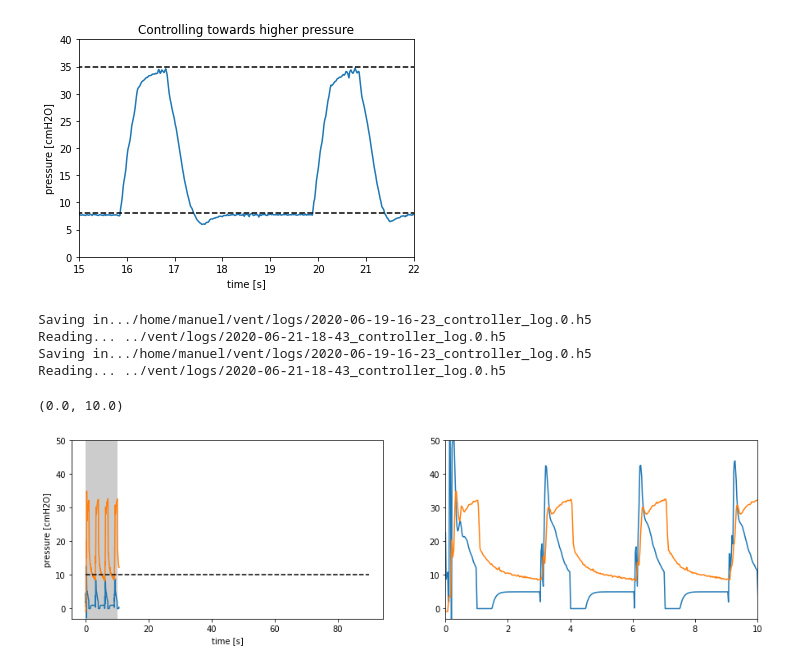
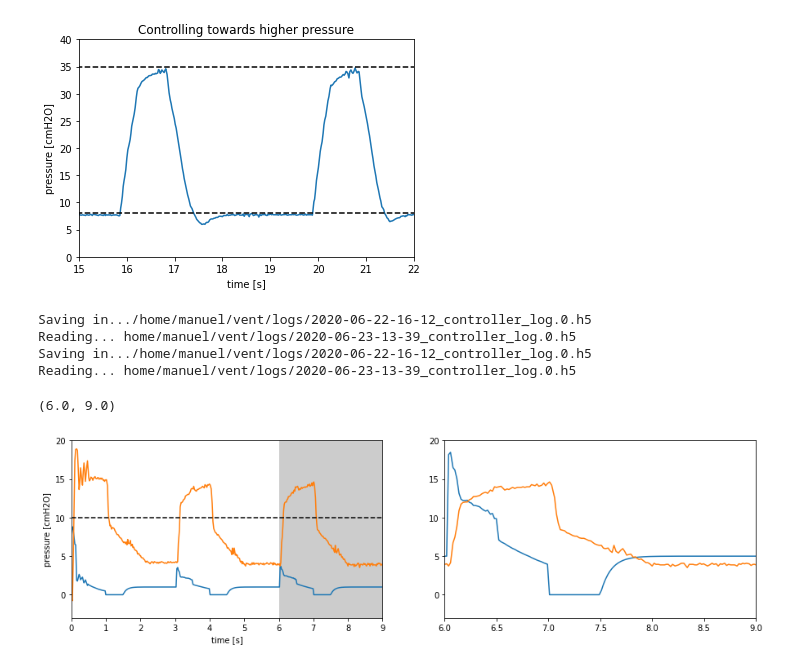
Before and after one commit to CohenLabPrinceton/pvp, a Jupyter notebook: sandbox/HOWTO_PlotData.ipynb, the cells around one changed output. Saved outputs shown, nothing was run; the diff lists cells and outputs as text; code cells hidden in the pictures.

```diff
--- a/sandbox/HOWTO_PlotData.ipynb
+++ b/sandbox/HOWTO_PlotData.ipynb
@@ -66,7 +65,7 @@ pl.title("Controlling towards higher pressure");
 # %% [output]
 [figure]
 # %%
-filename = "../vent/logs/2020-06-21-18-43_controller_log.0.h5"
+filename = "home/manuel/vent/logs/2020-06-23-13-39_controller_log.0.h5"
 
 data_pressure = plot_data(filename)
 
@@ -78,8 +77,18 @@ data = np.zeros((len(ls_wv),2))
 for idx in range(len(ls_wv)):
     data[idx,0] = ls_wv[idx][6]  # time
     data[idx,1] = ls_wv[idx][0]  # control in
+
+#Get the target waveform from control commands, logged here:
+ls_ct = dff['control_data']
+
+PIP = [s[4] for s in ls_ct if s['name'] == b'ValueName.PIP'][0]
+PEEP = [s[4] for s in ls_ct if s['name'] == b'ValueName.PEEP'][0]
+PIP_TIME = [s[4] for s in ls_ct if s['name'] == b'ValueName.PIP_TI'][0]
+PEEP_TIME = [s[4] for s in ls_ct if s['name'] == b'ValueName.PEEP_T'][0]
+INSP_TIME = [s[4] for s in ls_ct if s['name'] == b'ValueName.INSPIR'][0]
+BPM = [s[4] for s in ls_ct if s['name'] == b'ValueName.BREATH'][0]
 # %% [output]
-Saving in.../home/manuel/vent/logs/2020-06-19-16-23_controller_log.0.h5
-Reading... ../vent/logs/2020-06-21-18-43_controller_log.0.h5
-Saving in.../home/manuel/vent/logs/2020-06-19-16-23_controller_log.0.h5
-Reading... ../vent/logs/2020-06-21-18-43_controller_log.0.h5
+Saving in.../home/manuel/vent/logs/2020-06-22-16-12_controller_log.0.h5
+Reading... home/manuel/vent/logs/2020-06-23-13-39_controller_log.0.h5
+Saving in.../home/manuel/vent/logs/2020-06-22-16-12_controller_log.0.h5
+Reading... home/manuel/vent/logs/2020-06-23-13-39_controller_log.0.h5
@@ -86,27 +107,31 @@ Reading... ../vent/logs/2020-06-21-18-43_controller_log.0.h5
 # %%
 pl.rcParams['figure.figsize'] = [15, 4]
 
-t1 = 0
-t2 = 10
+t1 = 6
+t2 = 9
 p0 = -3
-p1 = 50
+p1 = 20
 
 pl.subplot(1,2,1)
 pl.plot(data[:,0] - np.min(data[:,0]), data[:,1]/5)
 pl.plot(data_pressure[:,0] - np.min(data_pressure[:,0]), data_pressure[:,1])
-pl.plot([0,90],[10,10],'k--')
+pl.plot([0,9],[10,10],'k--')
 # pl.plot([30,60],[27.5,27.5],'k--')
 pl.ylim([p0,p1])
 #pl.xlim([0,70])
+pl.xlim([0,9])
+
 pl.xlabel("time [s]")
 pl.ylabel("pressure [cmH2O]");
 pl.gca().add_patch( pl.Rectangle((t1, p0), t2-t1, p1-p0, facecolor="black", alpha=0.2))
 
 pl.subplot(1,2,2)
 pl.plot(data[:,0] - np.min(data[:,0]), data[:,1])
 pl.plot(data_pressure[:,0] - np.min(data_pressure[:,0]), data_pressure[:,1])
+t_target = [x+6 for x in [0,PIP_TIME,INSP_TIME,INSP_TIME,PEEP_TIME+INSP_TIME,60/BPM]]
+#pl.plot(t_target, [PEEP, PIP, PIP,PEEP,PEEP,PEEP],'o-')
 pl.ylim([p0,p1])
 pl.xlim([t1,t2])
 # %% [output]
-(0.0, 10.0)
+(6.0, 9.0)
-[figure, old version]
+[figure, new version]
```
Also changed, not shown: parts of 5 cells of this notebook, 2 other files.
